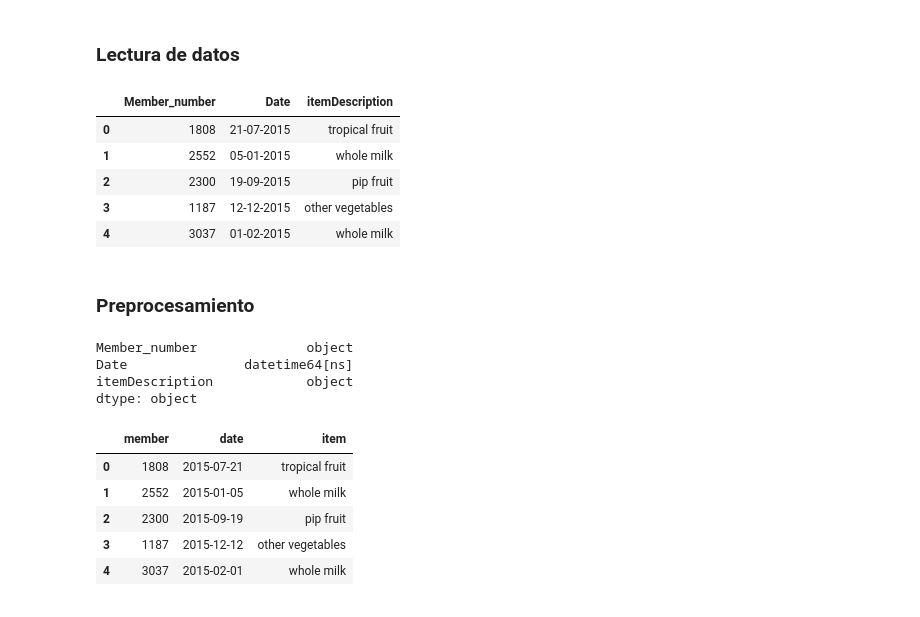
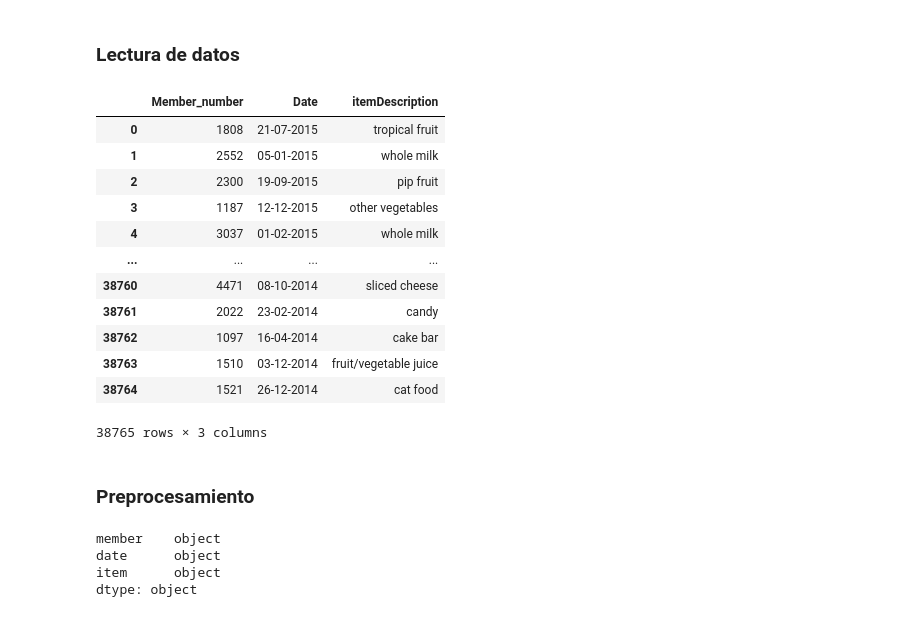
Before and after one commit to ucvia/dm, a Jupyter notebook: labs/eda.ipynb, the cells around one changed output. Cells and saved outputs as stored; diff of their text form; code cells hidden in the pictures.

```diff
--- a/labs/eda.ipynb
+++ b/labs/eda.ipynb
@@ -7,23 +7,32 @@
 # %%
 import pandas as pd
 
 df = pd.read_csv('data/groceries-dataset/Groceries_dataset.csv')
-df.head()
+df
 # %% [output]
 |  | Member_number | Date | itemDescription |
 | 0 | 1808 | 21-07-2015 | tropical fruit |
 | 1 | 2552 | 05-01-2015 | whole milk |
 | 2 | 2300 | 19-09-2015 | pip fruit |
 | 3 | 1187 | 12-12-2015 | other vegetables |
 | 4 | 3037 | 01-02-2015 | whole milk |
+| ... | ... | ... | ... |
+| 38760 | 4471 | 08-10-2014 | sliced cheese |
+| 38761 | 2022 | 23-02-2014 | candy |
+| 38762 | 1097 | 16-04-2014 | cake bar |
+| 38763 | 1510 | 03-12-2014 | fruit/vegetable juice |
+| 38764 | 1521 | 26-12-2014 | cat food |
+38765 rows × 3 columns
 # %% [markdown]
 ### Preprocesamiento
 # %%
-df['Member_number'] = df['Member_number'].astype(str)
-df['Date'] = pd.to_datetime(df['Date'], format='%d-%m-%Y')
+df.columns = ['member', 'date', 'item']
+
+df['member'] = df['member'].astype(str)
+# df['date'] = pd.to_datetime(df['date'], format='%d-%m-%Y')
 df.dtypes
 # %% [output]
-Member_number              object
-Date               datetime64[ns]
-itemDescription            object
+member    object
+date      object
+item      object
 dtype: object
@@ -32,9 +38,0 @@ df.columns = ['member', 'date', 'item']
-# %%
-df.head()
-# %% [output]
-|  | member | date | item |
-| 0 | 1808 | 2015-07-21 | tropical fruit |
-| 1 | 2552 | 2015-01-05 | whole milk |
-| 2 | 2300 | 2015-09-19 | pip fruit |
-| 3 | 1187 | 2015-12-12 | other vegetables |
-| 4 | 3037 | 2015-02-01 | whole milk |
```
Also changed, not shown: parts of 8 cells of this notebook, 1 other file.
